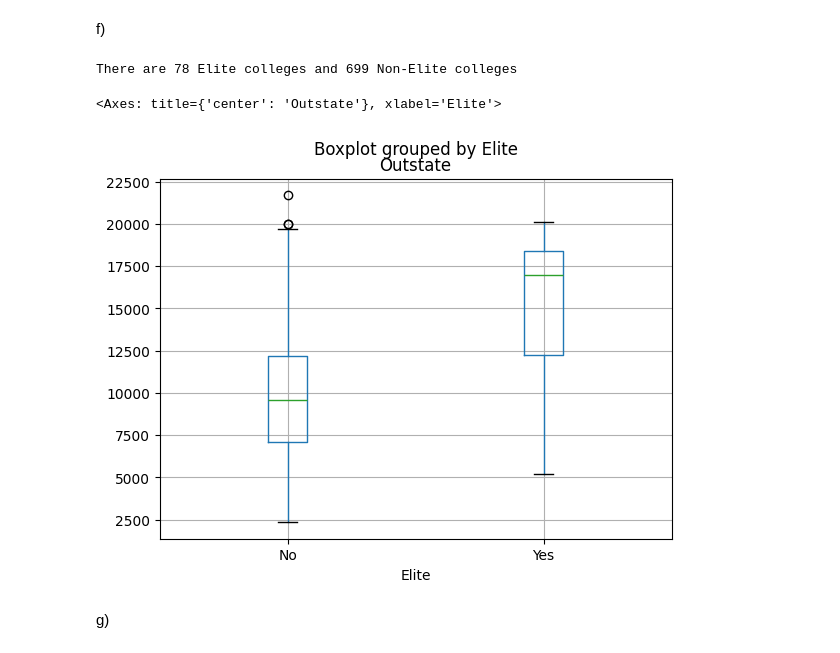
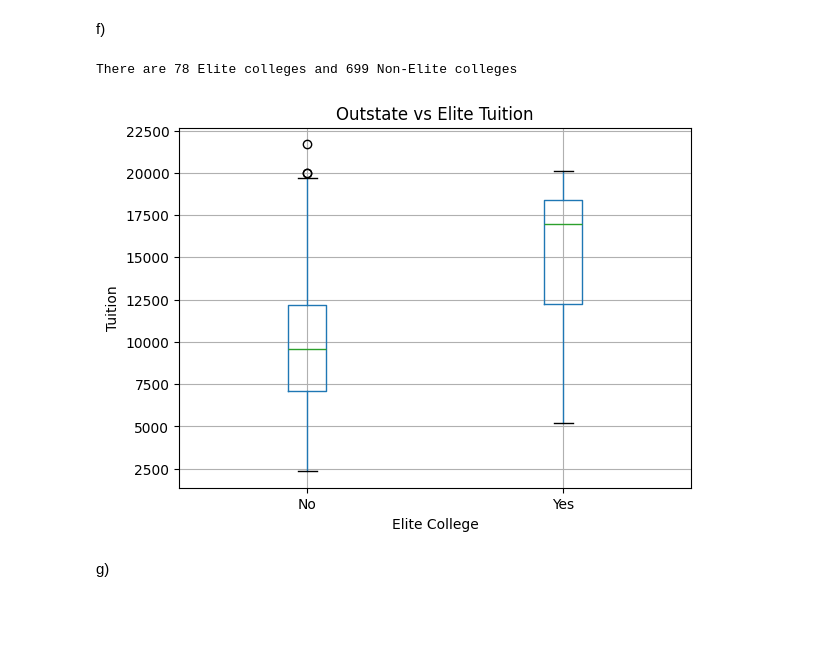
Before and after one commit to PiusCarbon/StatML, a Jupyter notebook: assignment1.ipynb, the cells around one changed output. Drawn from its saved outputs; the diff is of its cells as text; code cells hidden in the pictures; blank space fills up the shorter version.

```diff
--- a/assignment1.ipynb
+++ b/assignment1.ipynb
@@ -62,16 +67,23 @@ college.boxplot(column='Outstate', by='Private')
 # %% [markdown]
 f)
 # %%
-college['Elite'] = pd.cut(college['Top10perc'], [0,50,100], labels=['No', 'Yes'])
+college['Elite'] = pd.cut(college['Top10perc'], bins=[0,50,100], labels=['No', 'Yes'])
 
 val = college['Elite'].value_counts()
 
 print("There are {} Elite colleges and {} Non-Elite colleges".format(val['Yes'], val['No']))
+
+
+# plot
 college.boxplot(column='Outstate', by='Elite')
+plt.title('Outstate vs Elite Tuition')
+plt.suptitle('')
+plt.xlabel('Elite College')
+plt.ylabel('Tuition')
+plt.show()
 # %% [output]
 There are 78 Elite colleges and 699 Non-Elite colleges
-<Axes: title={'center': 'Outstate'}, xlabel='Elite'>
-[figure, old version]
+[figure, new version]
 # %% [markdown]
 g)
 # %%
```
Also changed, not shown: parts of 17 cells of this notebook.
